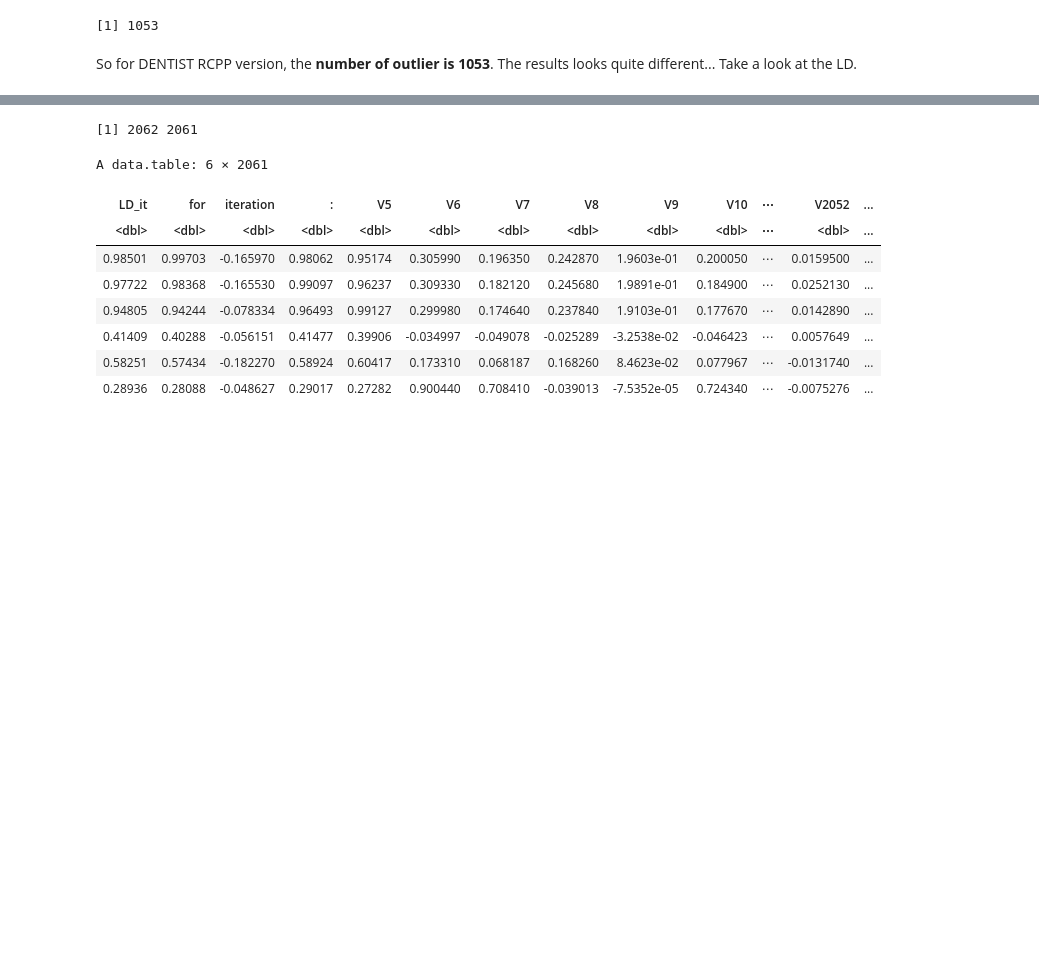
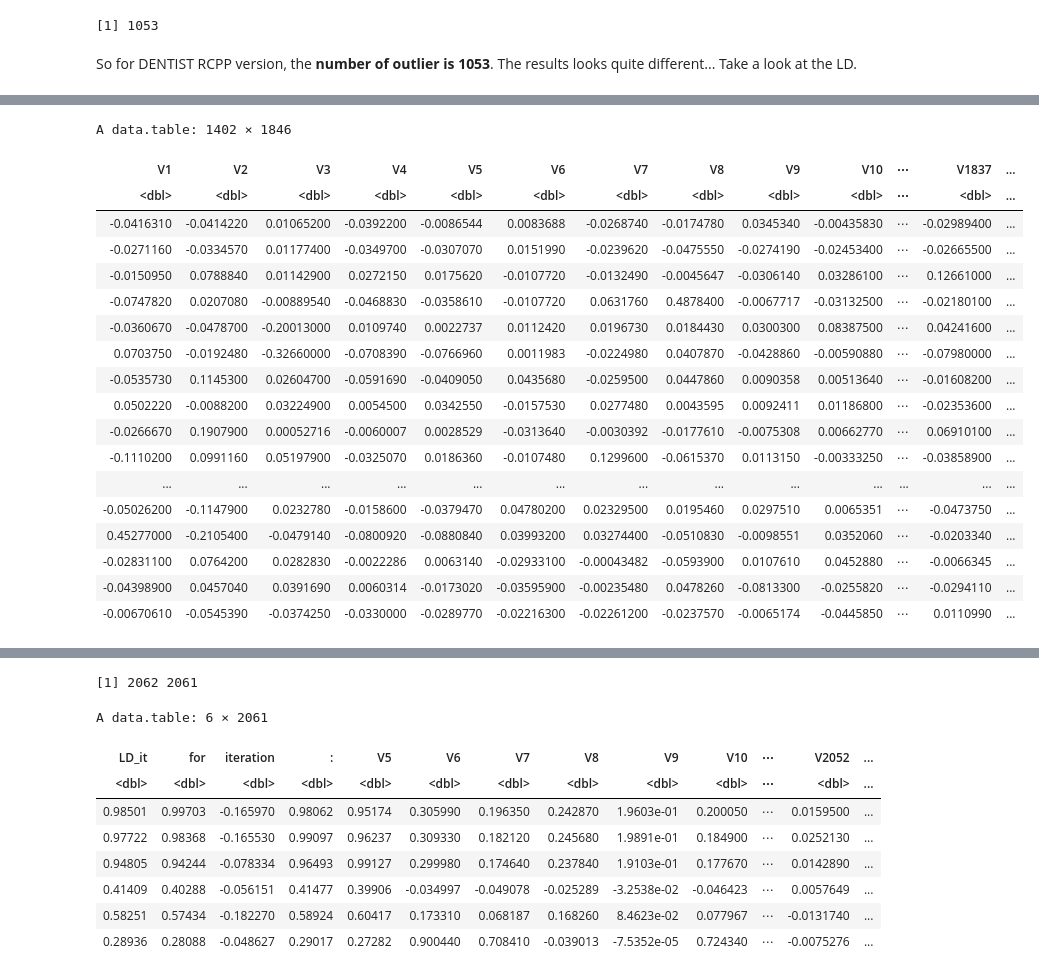
Before and after one commit to cumc/pecotmr, a Jupyter notebook: inst/prototype/Dentist_R_cpp_comparison.ipynb, the cells around one changed output, grey strips where cells are left out. Drawn from its saved outputs; the diff is of its cells as text; code cells hidden in the pictures; blank space fills up the shorter version.

```diff
--- a/inst/prototype/Dentist_R_cpp_comparison.ipynb
+++ b/inst/prototype/Dentist_R_cpp_comparison.ipynb
@@ -143,0 +225,22 @@ Warning message in fread("/home/rd2972/private_data/20240300_rss_qc_imputation/D
+# %%
+fread("/home/rd2972/private_data/20240300_rss_qc_imputation/DENTIST/per_iteration/dentist_Rcpp/20240308_version/DENTIST_Rcpp_output_11.txt")
+# %% [output]
+A data.table: 1402 × 1846
+| V1 | V2 | V3 | V4 | V5 | V6 | V7 | V8 | V9 | V10 | ⋯ | V1837 | ... |
+| <dbl> | <dbl> | <dbl> | <dbl> | <dbl> | <dbl> | <dbl> | <dbl> | <dbl> | <dbl> | ⋯ | <dbl> | ... |
+| -0.0416310 | -0.0414220 | 0.01065200 | -0.0392200 | -0.0086544 | 0.0083688 | -0.0268740 | -0.0174780 | 0.0345340 | -0.00435830 | ⋯ | -0.02989400 | ... |
+| -0.0271160 | -0.0334570 | 0.01177400 | -0.0349700 | -0.0307070 | 0.0151990 | -0.0239620 | -0.0475550 | -0.0274190 | -0.02453400 | ⋯ | -0.02665500 | ... |
+| -0.0150950 | 0.0788840 | 0.01142900 | 0.0272150 | 0.0175620 | -0.0107720 | -0.0132490 | -0.0045647 | -0.0306140 | 0.03286100 | ⋯ | 0.12661000 | ... |
+| -0.0747820 | 0.0207080 | -0.00889540 | -0.0468830 | -0.0358610 | -0.0107720 | 0.0631760 | 0.4878400 | -0.0067717 | -0.03132500 | ⋯ | -0.02180100 | ... |
+| -0.0360670 | -0.0478700 | -0.20013000 | 0.0109740 | 0.0022737 | 0.0112420 | 0.0196730 | 0.0184430 | 0.0300300 | 0.08387500 | ⋯ | 0.04241600 | ... |
+| 0.0703750 | -0.0192480 | -0.32660000 | -0.0708390 | -0.0766960 | 0.0011983 | -0.0224980 | 0.0407870 | -0.0428860 | -0.00590880 | ⋯ | -0.07980000 | ... |
+| -0.0535730 | 0.1145300 | 0.02604700 | -0.0591690 | -0.0409050 | 0.0435680 | -0.0259500 | 0.0447860 | 0.0090358 | 0.00513640 | ⋯ | -0.01608200 | ... |
+| 0.0502220 | -0.0088200 | 0.03224900 | 0.0054500 | 0.0342550 | -0.0157530 | 0.0277480 | 0.0043595 | 0.0092411 | 0.01186800 | ⋯ | -0.02353600 | ... |
+| -0.0266670 | 0.1907900 | 0.00052716 | -0.0060007 | 0.0028529 | -0.0313640 | -0.0030392 | -0.0177610 | -0.0075308 | 0.00662770 | ⋯ | 0.06910100 | ... |
+| -0.1110200 | 0.0991160 | 0.05197900 | -0.0325070 | 0.0186360 | -0.0107480 | 0.1299600 | -0.0615370 | 0.0113150 | -0.00333250 | ⋯ | -0.03858900 | ... |
+| ... | ... | ... | ... | ... | ... | ... | ... | ... | ... | ... | ... | ... |
+| -0.05026200 | -0.1147900 | 0.0232780 | -0.0158600 | -0.0379470 | 0.04780200 | 0.02329500 | 0.0195460 | 0.0297510 | 0.0065351 | ⋯ | -0.0473750 | ... |
+| 0.45277000 | -0.2105400 | -0.0479140 | -0.0800920 | -0.0880840 | 0.03993200 | 0.03274400 | -0.0510830 | -0.0098551 | 0.0352060 | ⋯ | -0.0203340 | ... |
+| -0.02831100 | 0.0764200 | 0.0282830 | -0.0022286 | 0.0063140 | -0.02933100 | -0.00043482 | -0.0593900 | 0.0107610 | 0.0452880 | ⋯ | -0.0066345 | ... |
+| -0.04398900 | 0.0457040 | 0.0391690 | 0.0060314 | -0.0173020 | -0.03595900 | -0.00235480 | 0.0478260 | -0.0813300 | -0.0255820 | ⋯ | -0.0294110 | ... |
+| -0.00670610 | -0.0545390 | -0.0374250 | -0.0330000 | -0.0289770 | -0.02216300 | -0.02261200 | -0.0237570 | -0.0065174 | -0.0445850 | ⋯ | 0.0110990 | ... |
```
Also changed, not shown: parts of 18 cells of this notebook, 1 other file.
